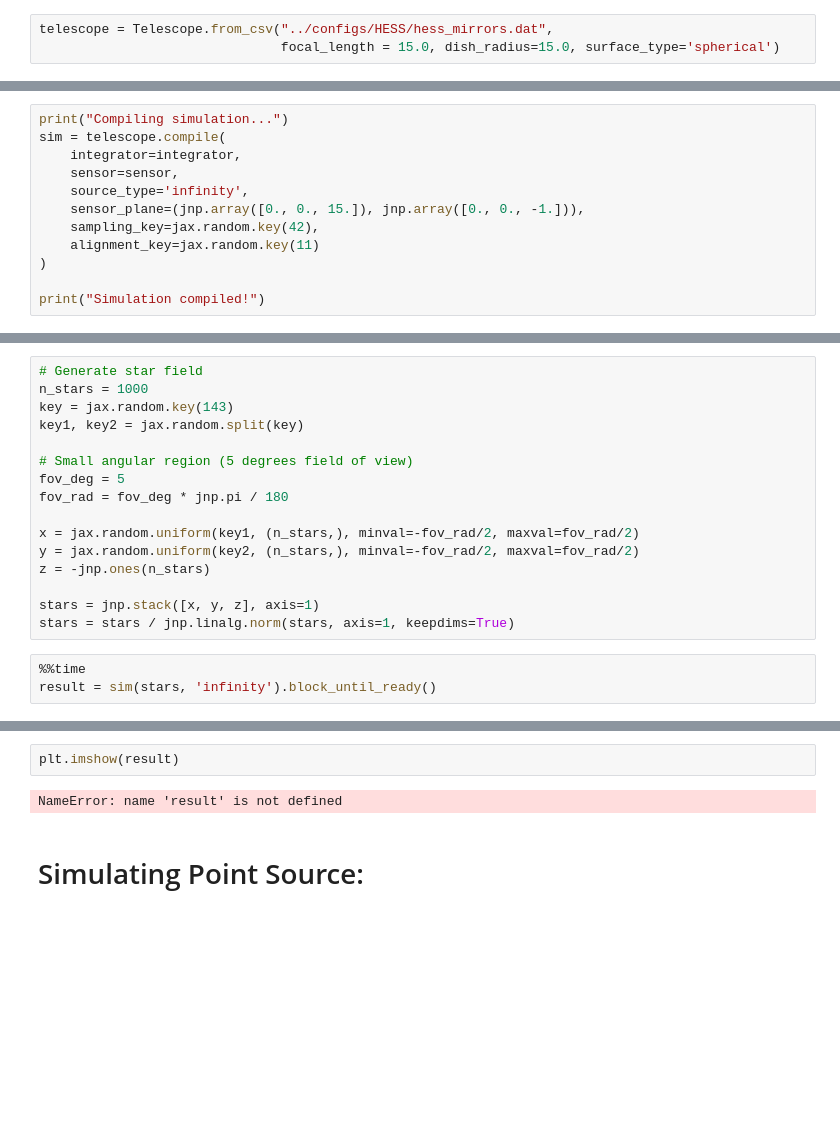
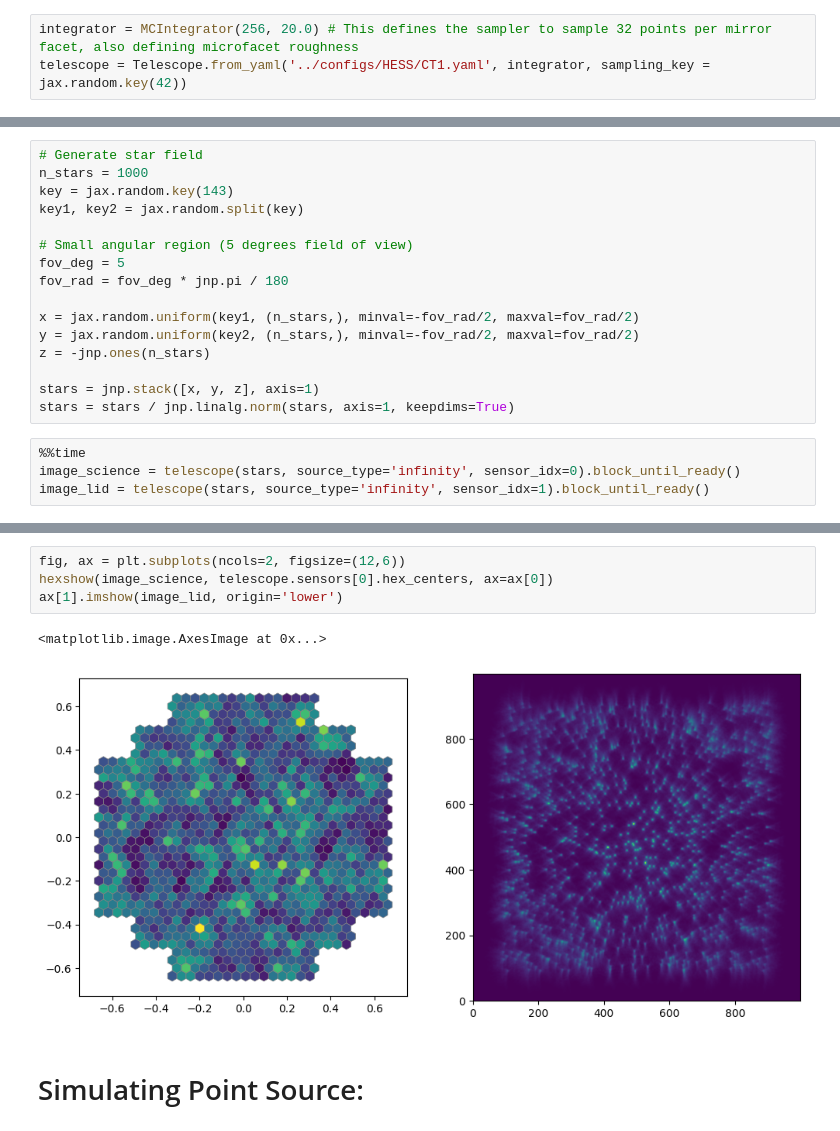
Before and after one commit to GerritRo/iactrace, a Jupyter notebook: examples/HESS_I.ipynb, the cells around one changed output, grey strips where cells are left out. Drawn from its saved outputs; the diff is of its cells as text; blank space fills up the shorter version.

```diff
--- a/examples/HESS_I.ipynb
+++ b/examples/HESS_I.ipynb
@@ -14,5 +14,5 @@ from iactrace import (
 # %% [markdown]
 # Import HESS I telescope configuration:
 # %%
-telescope = Telescope.from_csv("../configs/HESS/hess_mirrors.dat",
-                               focal_length = 15.0, dish_radius=15.0, surface_type='spherical')
+integrator = MCIntegrator(256, 20.0) # This defines the sampler to sample 32 points per mirror facet, also defining microfacet roughness
+telescope = Telescope.from_yaml('../configs/HESS/CT1.yaml', integrator, sampling_key = jax.random.key(42))
@@ -23,12 +18,0 @@ sensor = SquareSensor(100,100)
-# %%
-print("Compiling simulation...")
-sim = telescope.compile(
-    integrator=integrator,
-    sensor=sensor,
-    source_type='infinity',
-    sensor_plane=(jnp.array([0., 0., 15.]), jnp.array([0., 0., -1.])),
-    sampling_key=jax.random.key(42),
-    alignment_key=jax.random.key(11)
-)
-
-print("Simulation compiled!")
@@ -55,5 +36,6 @@ stars = jnp.stack([x, y, z], axis=1)
 stars = stars / jnp.linalg.norm(stars, axis=1, keepdims=True)
 # %%
 %%time
-result = sim(stars, 'infinity').block_until_ready()
+image_science = telescope(stars, source_type='infinity', sensor_idx=0).block_until_ready()
+image_lid = telescope(stars, source_type='infinity', sensor_idx=1).block_until_ready()
 # %% [output]
@@ -61,7 +44,10 @@ IndexError: Too many indices: 1-dimensional array indexed with 2 regular indices
 # %%
-plt.imshow(result)
+fig, ax = plt.subplots(ncols=2, figsize=(12,6))
+hexshow(image_science, telescope.sensors[0].hex_centers, ax=ax[0])
+ax[1].imshow(image_lid, origin='lower')
 # %% [output]
-NameError: name 'result' is not defined
+<matplotlib.image.AxesImage at 0x...>
+[figure, added]
 # %% [markdown]
 # Simulating Point Source:
 # %%
```
Also changed, not shown: parts of 7 cells of this notebook, 20 other files.
